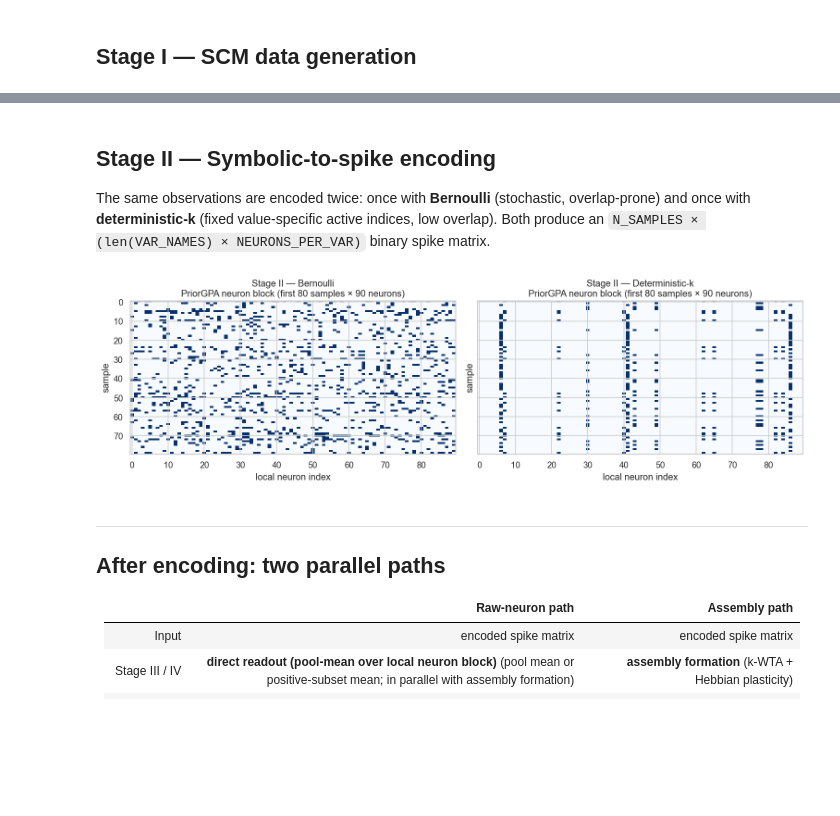
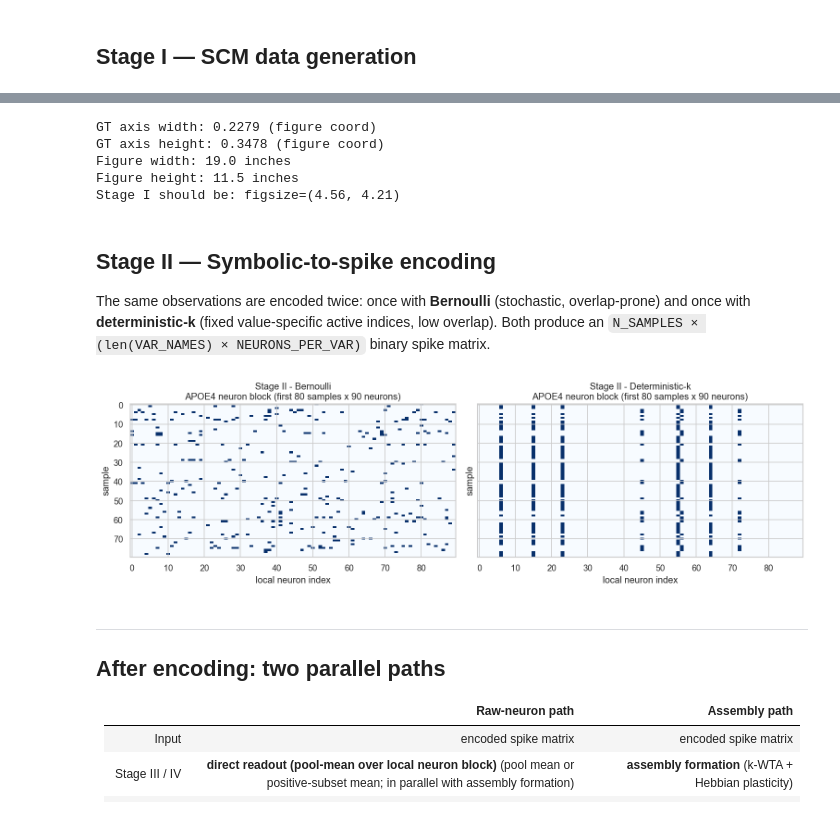
Before and after one commit to evangelia-kopadi/assemblies-encoding, a Jupyter notebook: notebooks/pipeline_visualization.ipynb, the cells around one changed output, grey strips where cells are left out. Drawn from its saved outputs; the diff is of its cells as text; code cells hidden in the pictures; blank space fills up the shorter version.

```diff
--- a/notebooks/pipeline_visualization.ipynb
+++ b/notebooks/pipeline_visualization.ipynb
@@ -125,0 +154,19 @@ ground-truth edges:
+# %%
+# Stage I.B: Ground-truth DAG
+fig, ax = plt.subplots(figsize=(4.56, 4.21), constrained_layout=True)
+draw_dag(
+    ax,
+    GT_EDGES,
+    "Ground-truth DAG",
+    "#A5D6A7",
+    var_names=VAR_NAMES,
+    dag_pos=DAG_POS,
+    node_r=NODE_R,
+    label_fs=LABEL_FS,
+    title_fs=TITLE_FS,
+    wrap_labels=WRAP,
+    gt_edges=GT_EDGES,
+)
+if ax.get_legend():
+    ax.get_legend().remove()
+plt.show()
@@ -126,3 +175,36 @@ ground-truth edges:
+# %%
+# Get the actual dimensions of the Ground Truth axis from the final figure
+fig_temp = plt.figure(figsize=(19, 11.5))
+fig_temp.subplots_adjust(bottom=0.08)
+gs_temp = fig_temp.add_gridspec(2, 3, width_ratios=[1.0, 1.0, 1.0], hspace=0.30)
+ax_slot_temp = fig_temp.add_subplot(gs_temp[:, 0])
+ax_slot_temp.axis('off')
+ax_ref_temp = fig_temp.add_subplot(gs_temp[0, 1])
+
+fig_temp.canvas.draw()
+slot_temp = ax_slot_temp.get_position()
+ref_temp = ax_ref_temp.get_position()
+
+gt_w_temp = min(ref_temp.width, slot_temp.width)
+gt_h_temp = min(ref_temp.height, slot_temp.height)
+
+print(f'GT axis width: {gt_w_temp:.4f} (figure coord)')
+print(f'GT axis height: {gt_h_temp:.4f} (figure coord)')
+print(f'Figure width: {fig_temp.get_figwidth()} inches')
+print(f'Figure height: {fig_temp.get_figheight()} inches')
+
+# Scale to standalone figure (axis should take ~95% of figure with constrained_layout)
+fig_w_needed = gt_w_temp * 19 / 0.95
+fig_h_needed = gt_h_temp * 11.5 / 0.95
+print(f'Stage I should be: figsize=({fig_w_needed:.2f}, {fig_h_needed:.2f})')
+
+plt.close(fig_temp)
+# %% [output]
+GT axis width: 0.2279 (figure coord)
+GT axis height: 0.3478 (figure coord)
+Figure width: 19.0 inches
+Figure height: 11.5 inches
+Stage I should be: figsize=(4.56, 4.21)
 # %% [markdown]
 ## Stage II — Symbolic-to-spike encoding
 
@@ -133,36 +215,38 @@ Both produce an `N_SAMPLES × (len(VAR_NAMES) × NEURONS_PER_VAR)` binary spike
 bern_neural, bern_stim_idx = encode(
     df,
     deterministic_k=False,
     var_names=VAR_NAMES,
     assembly_k=ASSEMBLY_K,
     neurons_per_var=NEURONS_PER_VAR,
     seed=SEED,
     positive_values_map=POSITIVE_VALUES_MAP,
+    positive_prob=BERN_POSITIVE_PROB,
+    negative_prob=BERN_NEGATIVE_PROB,
     k_step=DETERMINISTIC_K_STEP,
 )
 detk_neural, detk_stim_idx = encode(
     df,
     deterministic_k=True,
     var_names=VAR_NAMES,
     assembly_k=ASSEMBLY_K,
     neurons_per_var=NEURONS_PER_VAR,
     seed=SEED,
     positive_values_map=POSITIVE_VALUES_MAP,
     k_step=DETERMINISTIC_K_STEP,
 )
 
-# Show spike block for PriorGPA under both encodings
+# Show spike block for first variable under both encodings
 fig, axes = plt.subplots(1, 2, figsize=(13, 4), sharey=True)
 for ax, (label, neural) in zip(axes, [("Bernoulli", bern_neural), ("Deterministic-k", detk_neural)]):
     block = neural[:80, :90]
     ax.imshow(block, aspect="auto", interpolation="nearest", cmap="Blues")
-    ax.set_title(f"Stage II — {label}\nPriorGPA neuron block (first 80 samples × 90 neurons)")
+    ax.set_title(f"Stage II - {label}\n{VAR_NAMES[0]} neuron block (first 80 samples x 90 neurons)")
     ax.set_xlabel("local neuron index")
     ax.set_ylabel("sample")
 plt.tight_layout()
 plt.show()
 # %% [output]
-[figure, old version]
+[figure, new version]
 # %% [markdown]
 ---
 ## After encoding: two parallel paths
```
Also changed, not shown: parts of 10 cells of this notebook, 1 other file.
